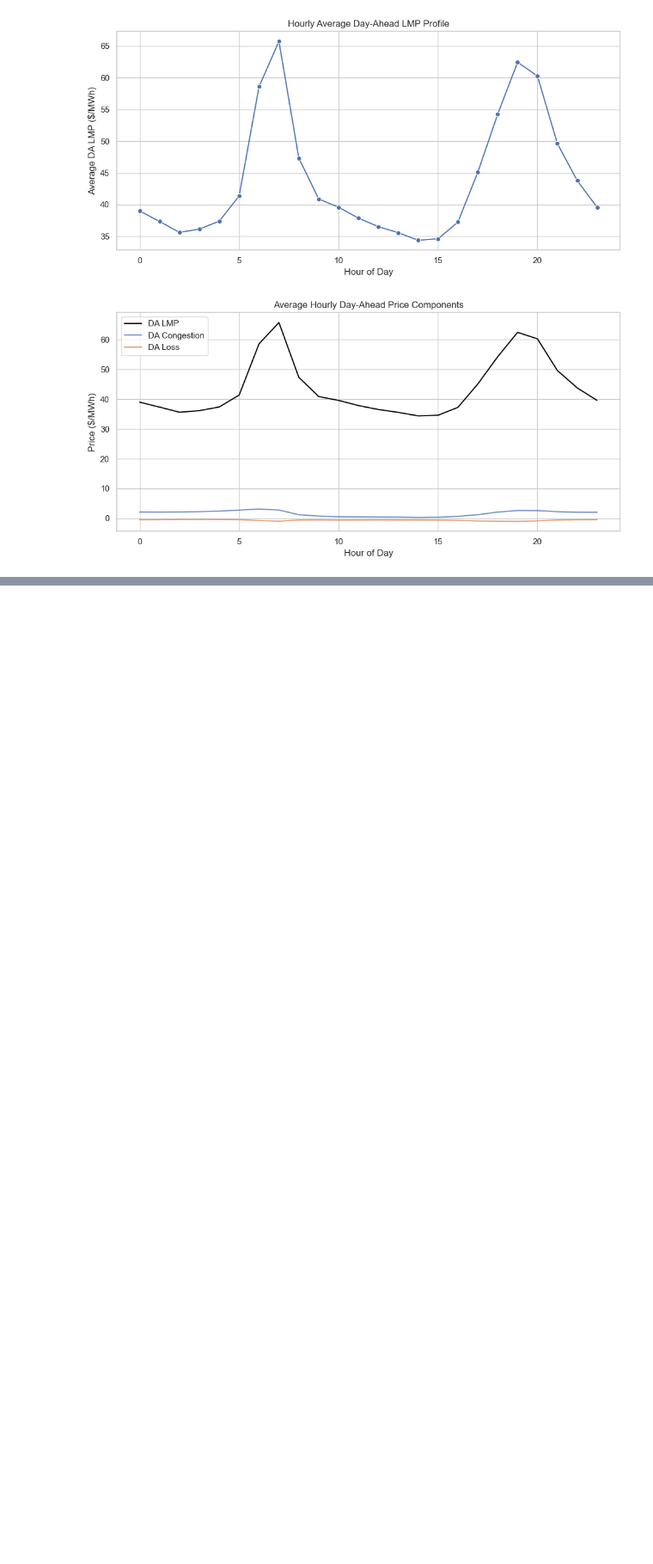
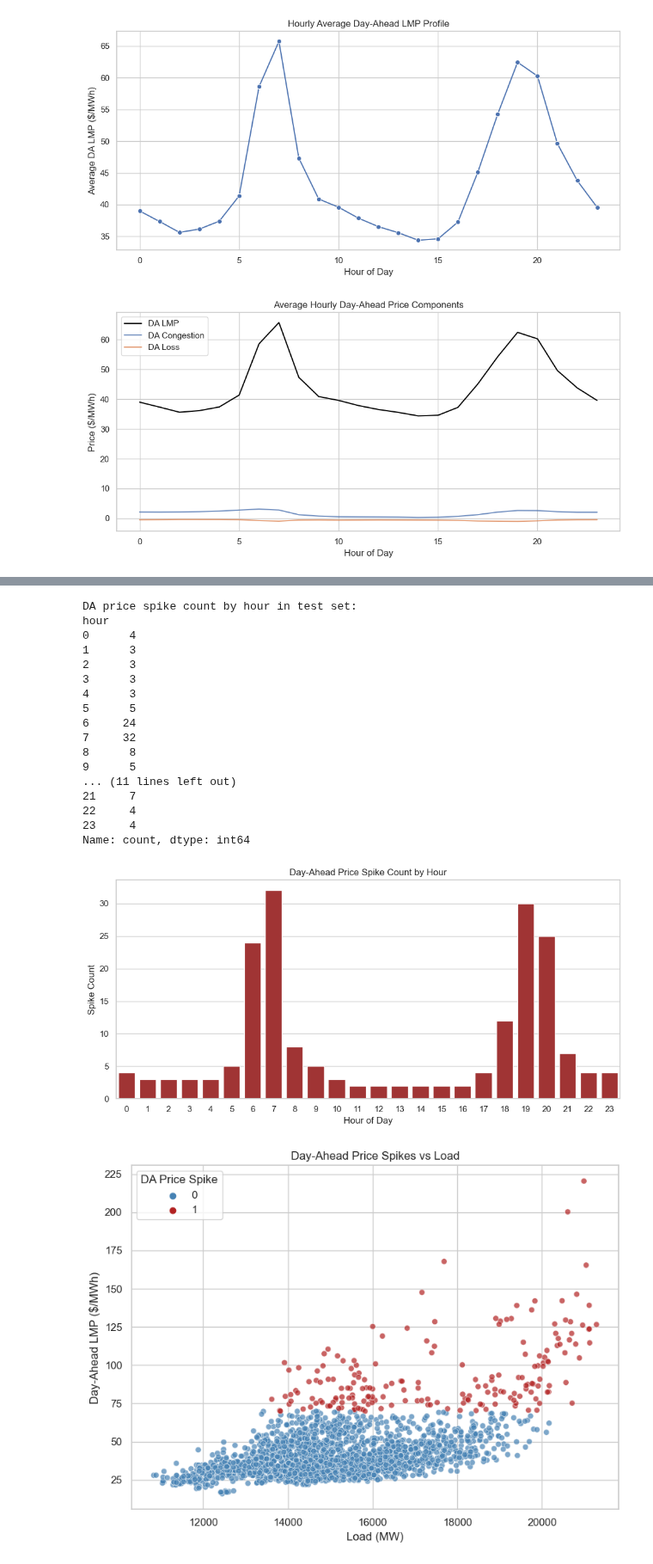
Before and after one commit to Sophie-WZR/pjm-energy-market-forecasting, a Jupyter notebook: notebooks/03_pjm_lmp_market_forecasting.ipynb, the cells around one changed output, grey strips where cells are left out. Shown at 86% size. Cells and saved outputs as stored; diff of their text form; code cells hidden in the pictures; blank space fills up the shorter version.

```diff
--- a/notebooks/pjm_lmp_market_forecasting.ipynb
+++ b/notebooks/03_pjm_lmp_market_forecasting.ipynb
@@ -474,0 +560,57 @@ plt.show()
+# %%
+spike_hours = test_df[test_df['da_price_spike'] == 1]
+
+print('DA price spike count by hour in test set:')
+print(spike_hours['hour'].value_counts().sort_index())
+
+spike_hour_counts = (
+    spike_hours['hour']
+    .value_counts()
+    .sort_index()
+    .reindex(range(24), fill_value=0)
+)
+
+fig, ax = plt.subplots(figsize=(10, 5))
+sns.barplot(x=spike_hour_counts.index, y=spike_hour_counts.values, color='firebrick', ax=ax)
+ax.set_title('Day-Ahead Price Spike Count by Hour')
+ax.set_xlabel('Hour of Day')
+ax.set_ylabel('Spike Count')
+plt.tight_layout()
+plt.show()
+
+fig, ax = plt.subplots(figsize=(8, 6))
+sns.scatterplot(
+    data=test_df,
+    x='load_mw',
+    y='total_lmp_day_ahead',
+    hue='da_price_spike',
+    palette={0: 'steelblue', 1: 'firebrick'},
+    alpha=0.7,
+    ax=ax
+)
+ax.set_title('Day-Ahead Price Spikes vs Load')
+ax.set_xlabel('Load (MW)')
+ax.set_ylabel('Day-Ahead LMP ($/MWh)')
+ax.legend(title='DA Price Spike')
+plt.tight_layout()
+plt.show()
+# %% [output]
+DA price spike count by hour in test set:
+hour
+0      4
+1      3
+2      3
+3      3
+4      3
+5      5
+6     24
+7     32
+8      8
+9      5
+... (11 lines left out)
+21     7
+22     4
+23     4
+Name: count, dtype: int64
+[figure, added]
+[figure, added]
```
Also changed, not shown: parts of 8 cells of this notebook, 1 other file.
